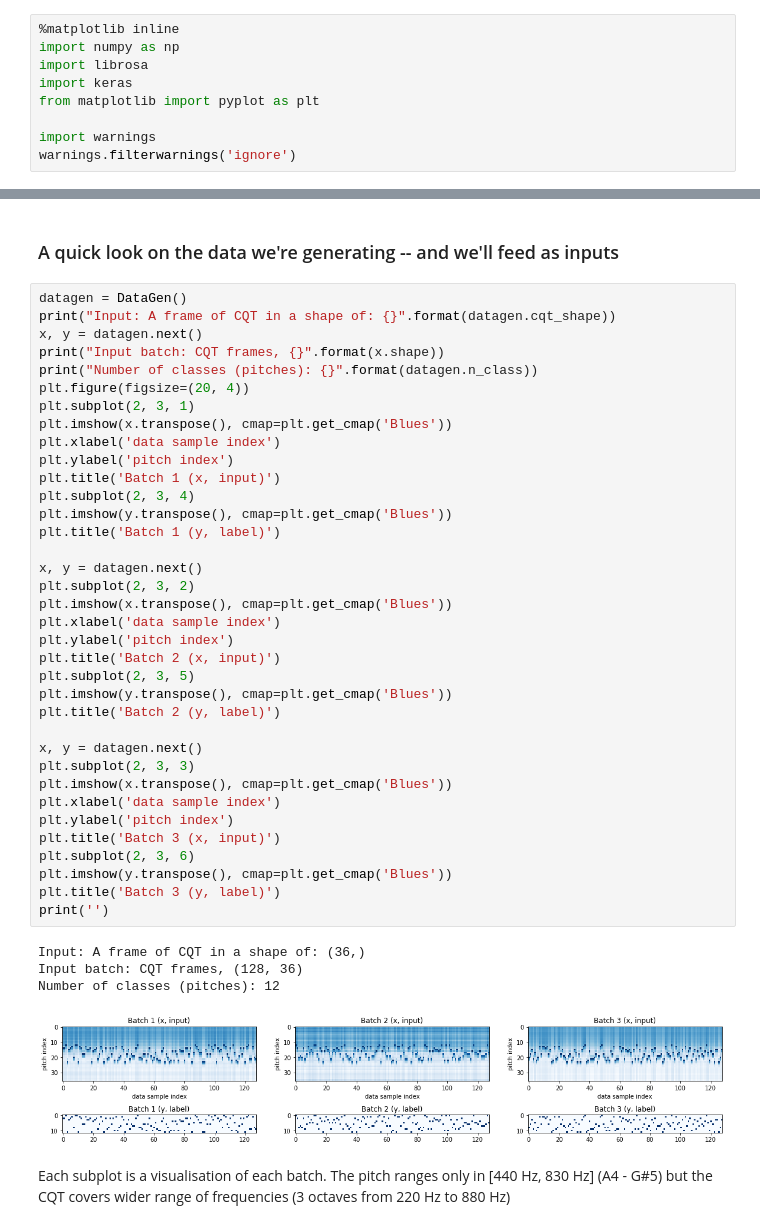
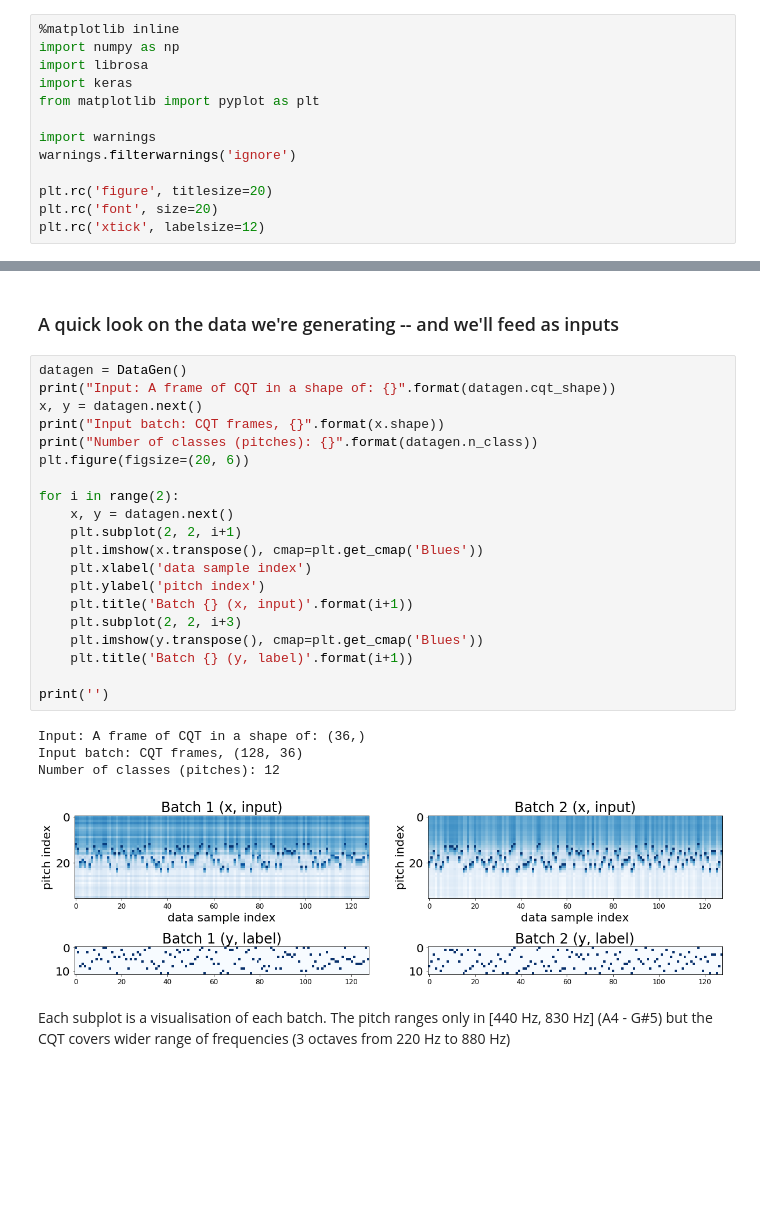
Before and after one commit to keunwoochoi/dl4mir, a Jupyter notebook: Example 1 - a pitch detection network with Dense layers.ipynb, the cells around one changed output, grey strips where cells are left out. Cells and saved outputs as stored; diff of their text form; blank space fills up the shorter version.

```diff
--- a/Example 1 - a pitch detection network with Dense layers.ipynb
+++ b/Example 1 - a pitch detection network with Dense layers.ipynb
@@ -14,3 +14,7 @@ from matplotlib import pyplot as plt
 
 import warnings
 warnings.filterwarnings('ignore')
+
+plt.rc('figure', titlesize=20)
+plt.rc('font', size=20)
+plt.rc('xtick', labelsize=12)
@@ -74,44 +72,28 @@ class DataGen:
 # %%
 datagen = DataGen()
 print("Input: A frame of CQT in a shape of: {}".format(datagen.cqt_shape))
 x, y = datagen.next()
 print("Input batch: CQT frames, {}".format(x.shape))
 print("Number of classes (pitches): {}".format(datagen.n_class))
-plt.figure(figsize=(20, 4))
-plt.subplot(2, 3, 1)
-plt.imshow(x.transpose(), cmap=plt.get_cmap('Blues'))
-plt.xlabel('data sample index')
-plt.ylabel('pitch index')
-plt.title('Batch 1 (x, input)')
-plt.subplot(2, 3, 4)
-plt.imshow(y.transpose(), cmap=plt.get_cmap('Blues'))
-plt.title('Batch 1 (y, label)')
+plt.figure(figsize=(20, 6))
 
-x, y = datagen.next()
-plt.subplot(2, 3, 2)
-plt.imshow(x.transpose(), cmap=plt.get_cmap('Blues'))
-plt.xlabel('data sample index')
-plt.ylabel('pitch index')
-plt.title('Batch 2 (x, input)')
-plt.subplot(2, 3, 5)
-plt.imshow(y.transpose(), cmap=plt.get_cmap('Blues'))
-plt.title('Batch 2 (y, label)')
+for i in range(2):
+    x, y = datagen.next()
+    plt.subplot(2, 2, i+1)
+    plt.imshow(x.transpose(), cmap=plt.get_cmap('Blues'))
+    plt.xlabel('data sample index')
+    plt.ylabel('pitch index')
+    plt.title('Batch {} (x, input)'.format(i+1))
+    plt.subplot(2, 2, i+3)
+    plt.imshow(y.transpose(), cmap=plt.get_cmap('Blues'))
+    plt.title('Batch {} (y, label)'.format(i+1))
 
-x, y = datagen.next()
-plt.subplot(2, 3, 3)
-plt.imshow(x.transpose(), cmap=plt.get_cmap('Blues'))
-plt.xlabel('data sample index')
-plt.ylabel('pitch index')
-plt.title('Batch 3 (x, input)')
-plt.subplot(2, 3, 6)
-plt.imshow(y.transpose(), cmap=plt.get_cmap('Blues'))
-plt.title('Batch 3 (y, label)')
 print('')
 # %% [output]
 Input: A frame of CQT in a shape of: (36,)
 Input batch: CQT frames, (128, 36)
 Number of classes (pitches): 12
-[figure, old version]
+[figure, new version]
 # %% [markdown]
 Each subplot is a visualisation of each batch. The pitch ranges only in [440 Hz, 830 Hz] (A4 - G#5) but the CQT covers wider range of frequencies (3 octaves from 220 Hz to 880 Hz)
 # %% [markdown]
```
Also changed, not shown: parts of 9 cells of this notebook.
